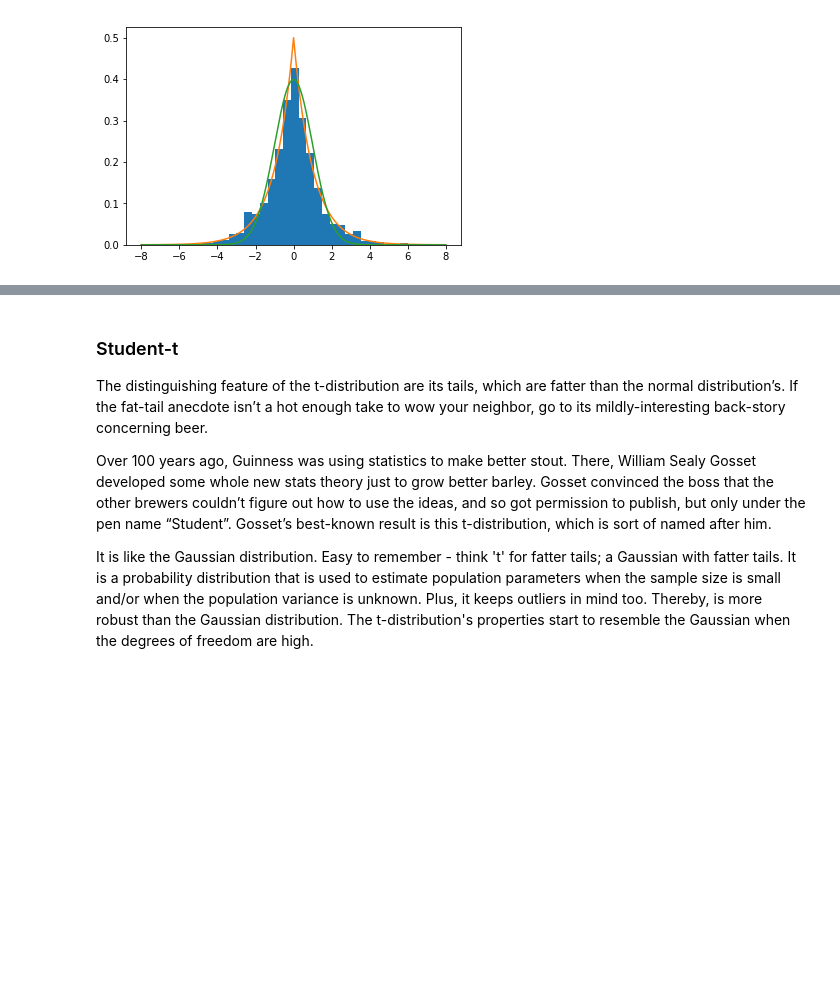
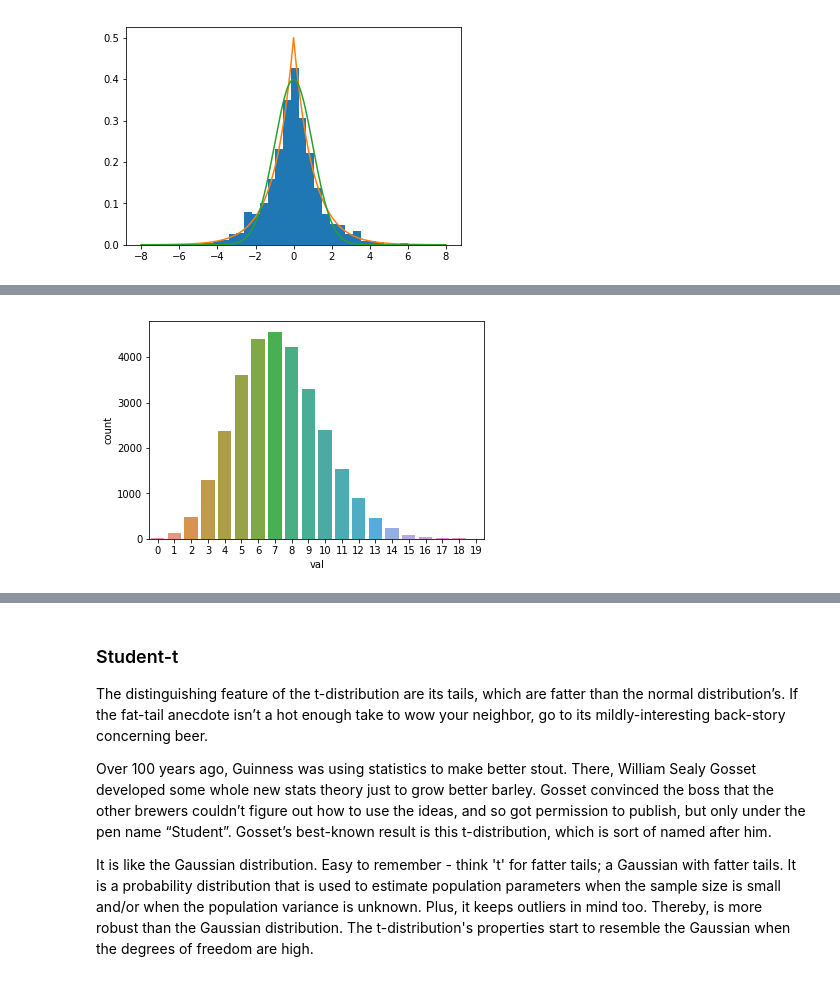
Before and after one commit to G00364778/52465_assignments, a Jupyter notebook: The Python numpy.random package.ipynb, the cells around one changed output, grey strips where cells are left out. Cells and saved outputs as stored; diff of their text form; code cells hidden in the pictures; blank space fills up the shorter version.

Commit message:
add binomial code and graphs and some text descriptions from trails in iPythn to create a usefull representative graph for the distribution.

```diff
--- a/The Python numpy.random package.ipynb
+++ b/The Python numpy.random package.ipynb
@@ -119,0 +124,16 @@ pl.plot(x,g)
+# %%
+import collections                         # for counting the 30k cycle results
+import matplotlib.pyplot as pl             #
+import numpy.random as rnd                 #
+import seaborn as sns                      #
+import pandas as pd                        #
+%matplotlib inline                         #
+
+a=np.random.binomial(99, 0.073, 30000)     # generate a binomial distribution with a 7.3% probability over 99 tests
+b=collections.Counter(a)                   # count the number of occurances of the values generated in a over 30k cycles
+c=b.most_common()                          # sort by most common and create a list for use in graph
+df=pd.DataFrame(c,columns=['val','count']) # convet the list to a dataframe for ease of use with seaborn with labels etc
+sns.barplot('val','count',data=df)         # generate the plot
+pl.show()
+# %% [output]
+[figure, added]
```
Also changed, not shown: parts of 4 cells of this notebook.
